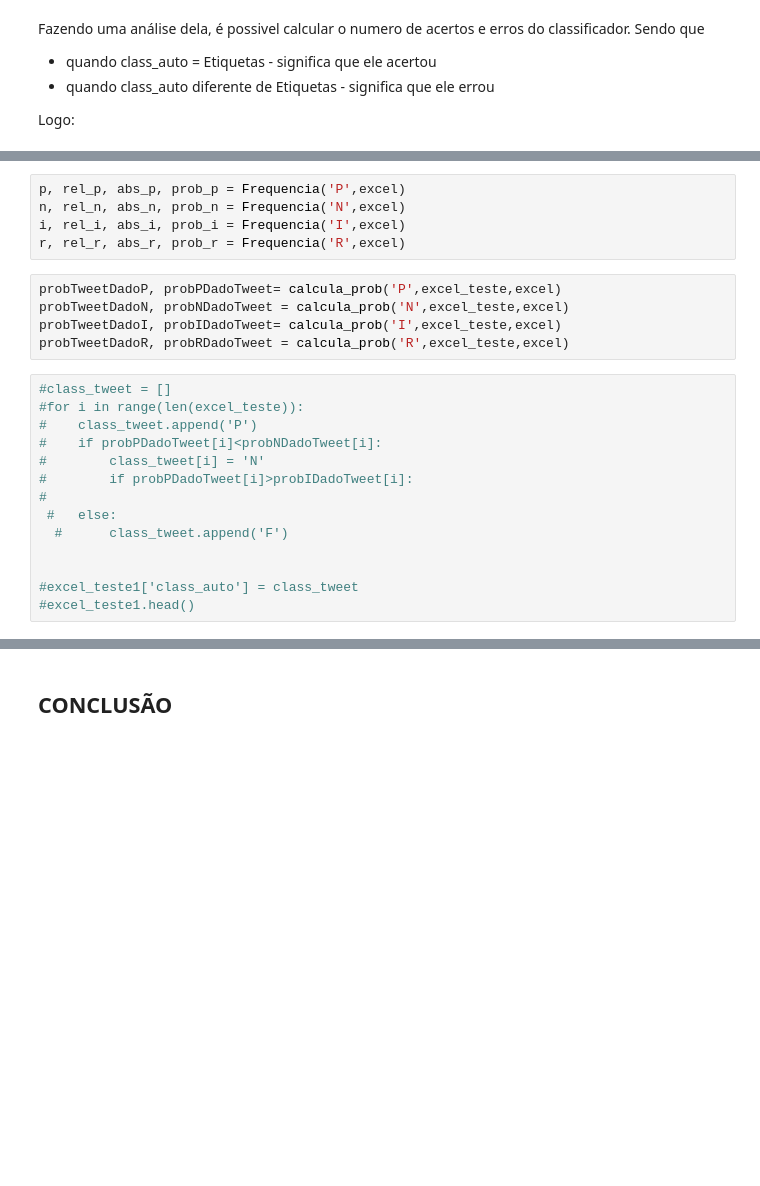
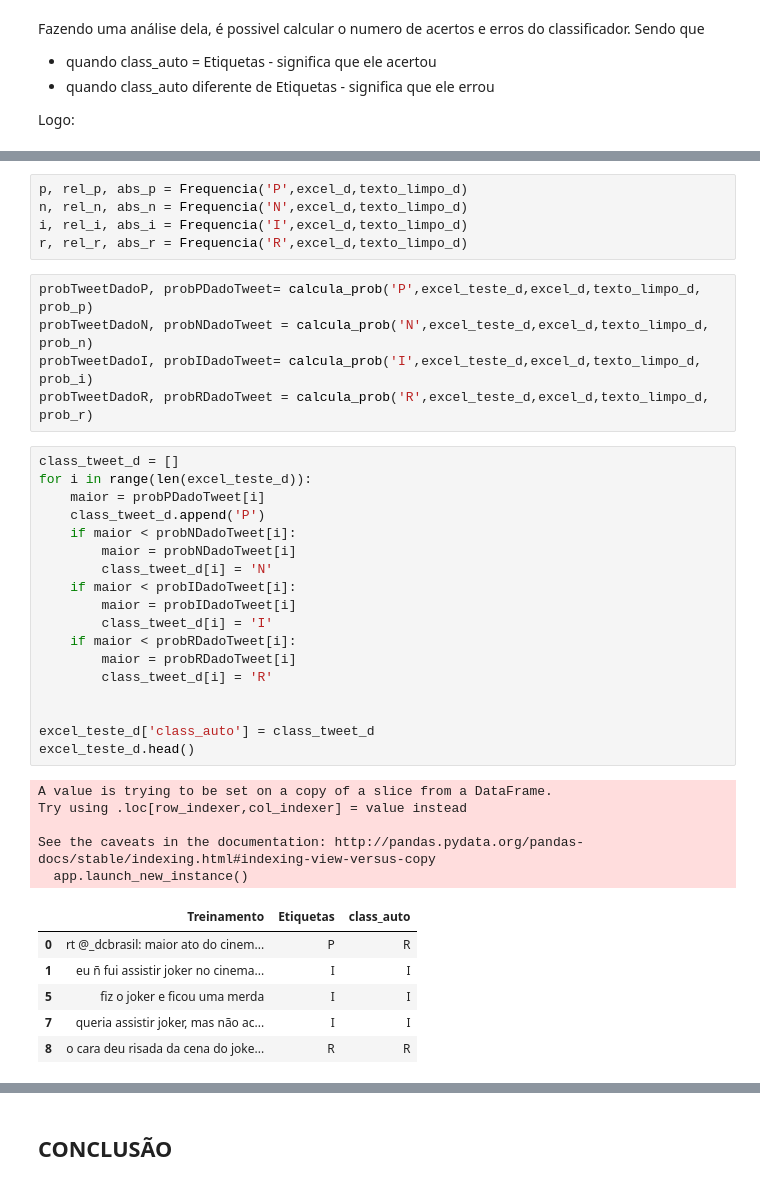
Before and after one commit to beatrizcf2/P1_Cdados_BW, a Jupyter notebook: Projeto 1 - Joker.ipynb, the cells around one changed output, grey strips where cells are left out. Drawn from its saved outputs; the diff is of its cells as text; blank space fills up the shorter version.

```diff
--- a/Projeto 1 - Joker.ipynb
+++ b/Projeto 1 - Joker.ipynb
@@ -464,24 +439,40 @@ Acurácia do classificador: 62.081%
 # %%
-p, rel_p, abs_p, prob_p = Frequencia('P',excel)
-n, rel_n, abs_n, prob_n = Frequencia('N',excel)
-i, rel_i, abs_i, prob_i = Frequencia('I',excel)
-r, rel_r, abs_r, prob_r = Frequencia('R',excel)
+p, rel_p, abs_p = Frequencia('P',excel_d,texto_limpo_d)
+n, rel_n, abs_n = Frequencia('N',excel_d,texto_limpo_d)
+i, rel_i, abs_i = Frequencia('I',excel_d,texto_limpo_d)
+r, rel_r, abs_r = Frequencia('R',excel_d,texto_limpo_d)
 # %%
-probTweetDadoP, probPDadoTweet= calcula_prob('P',excel_teste,excel)
-probTweetDadoN, probNDadoTweet = calcula_prob('N',excel_teste,excel)
-probTweetDadoI, probIDadoTweet= calcula_prob('I',excel_teste,excel)
-probTweetDadoR, probRDadoTweet = calcula_prob('R',excel_teste,excel)
+probTweetDadoP, probPDadoTweet= calcula_prob('P',excel_teste_d,excel_d,texto_limpo_d, prob_p)
+probTweetDadoN, probNDadoTweet = calcula_prob('N',excel_teste_d,excel_d,texto_limpo_d, prob_n)
+probTweetDadoI, probIDadoTweet= calcula_prob('I',excel_teste_d,excel_d,texto_limpo_d, prob_i)
+probTweetDadoR, probRDadoTweet = calcula_prob('R',excel_teste_d,excel_d,texto_limpo_d, prob_r)
-# %%
-#class_tweet = []
-#for i in range(len(excel_teste)):
-#    class_tweet.append('P')
-#    if probPDadoTweet[i]<probNDadoTweet[i]:
-#        class_tweet[i] = 'N'
-#        if probPDadoTweet[i]>probIDadoTweet[i]:
-#
- #   else:
-  #      class_tweet.append('F')
-
-
-#excel_teste1['class_auto'] = class_tweet
-#excel_teste1.head()
+# %%
+class_tweet_d = []
+for i in range(len(excel_teste_d)):
+    maior = probPDadoTweet[i]
+    class_tweet_d.append('P')
+    if maior < probNDadoTweet[i]:
+        maior = probNDadoTweet[i]
+        class_tweet_d[i] = 'N'
+    if maior < probIDadoTweet[i]:
+        maior = probIDadoTweet[i]
+        class_tweet_d[i] = 'I'
+    if maior < probRDadoTweet[i]:
+        maior = probRDadoTweet[i]
+        class_tweet_d[i] = 'R'
+
+
+excel_teste_d['class_auto'] = class_tweet_d
+excel_teste_d.head()
+# %% [output]
+A value is trying to be set on a copy of a slice from a DataFrame.
+Try using .loc[row_indexer,col_indexer] = value instead
+
+See the caveats in the documentation: http://pandas.pydata.org/pandas-docs/stable/indexing.html#indexing-view-versus-copy
+  app.launch_new_instance()
+|  | Treinamento | Etiquetas | class_auto |
+| 0 | rt @_dcbrasil: maior ato do cinem... | P | R |
+| 1 | eu ñ fui assistir joker no cinema... | I | I |
+| 5 | fiz o joker e ficou uma merda | I | I |
+| 7 | queria assistir joker, mas não ac... | I | I |
+| 8 | o cara deu risada da cena do joke... | R | R |
```
Also changed, not shown: parts of 38 cells of this notebook, 3 other files.
